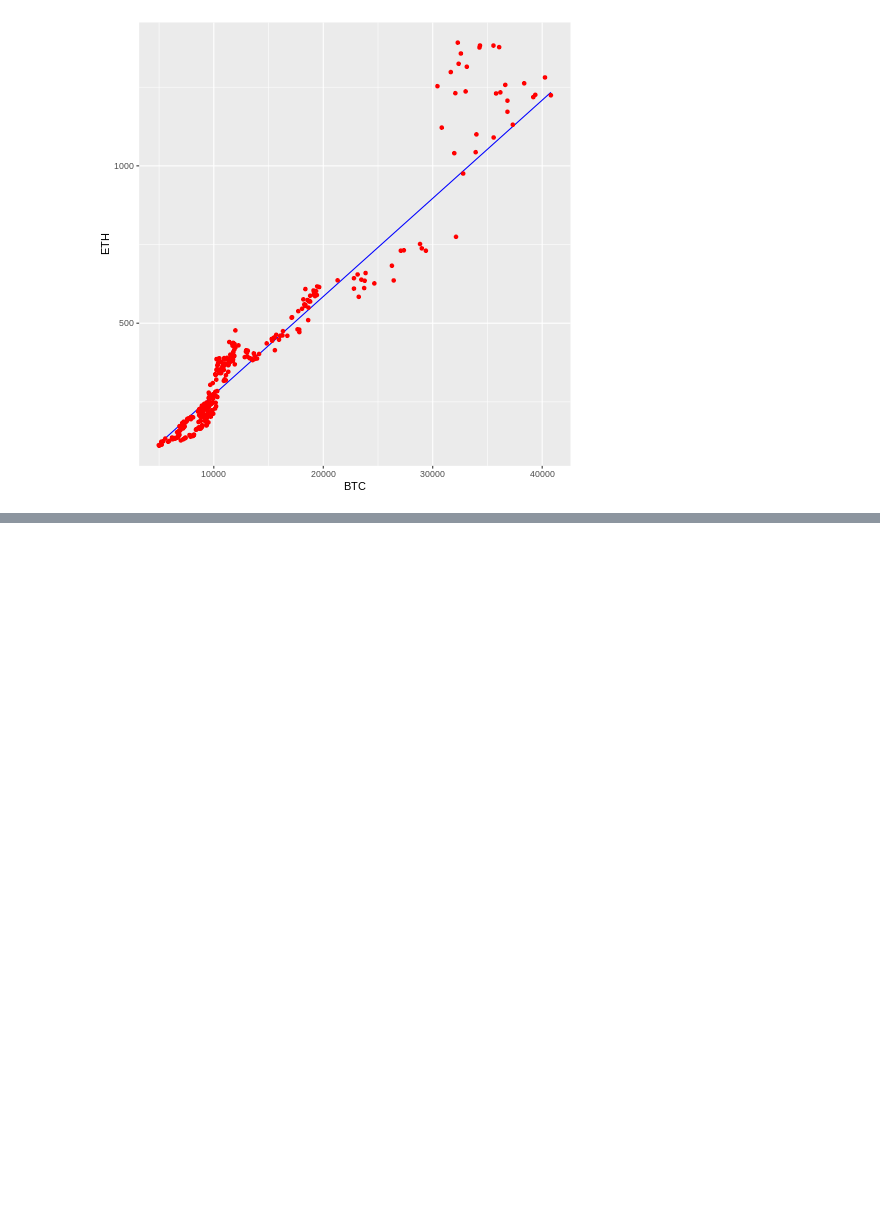
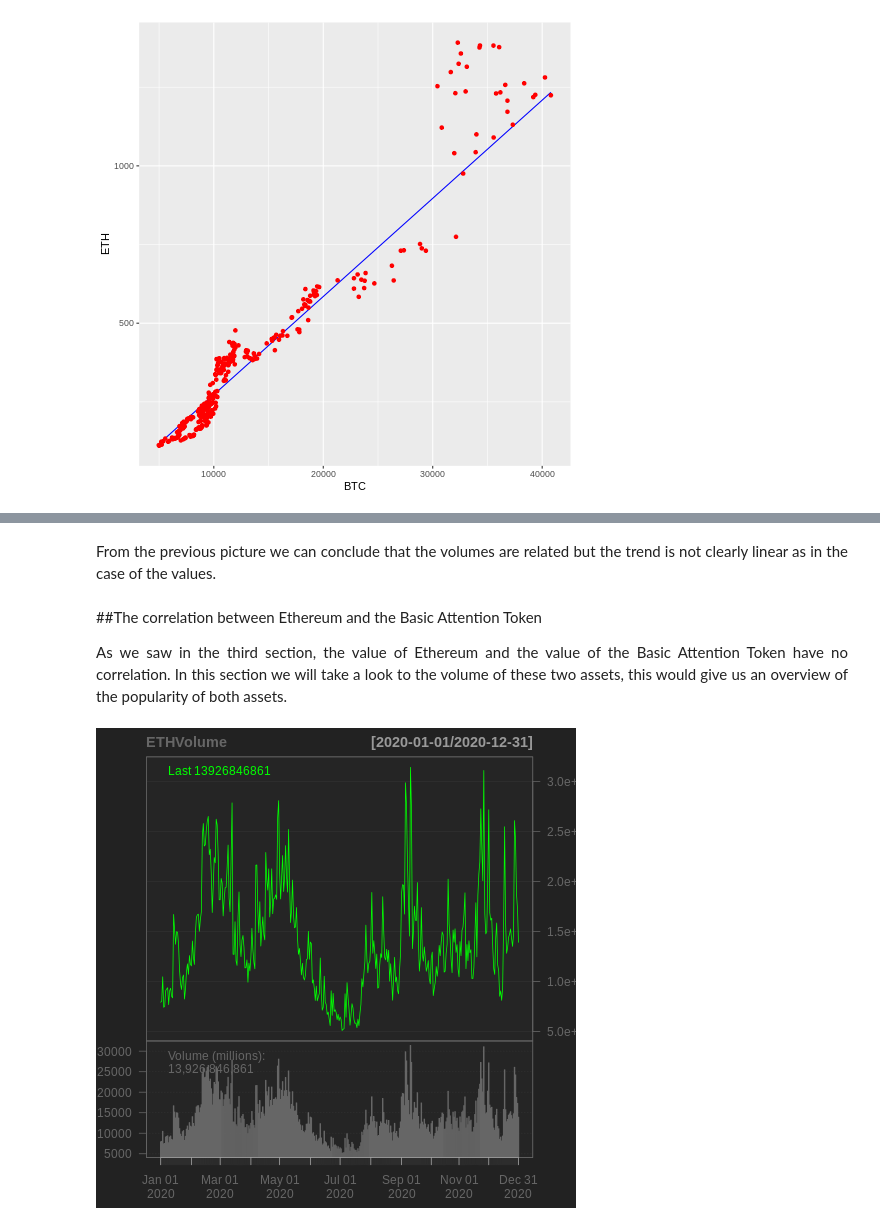
Before and after one commit to Miguelwan/Bitcoin_and_Ethereum, a Jupyter notebook: bitcoin_ethereum.ipynb, the cells around one changed output, grey strips where cells are left out. Cells and saved outputs as stored; diff of their text form; code cells hidden in the pictures; blank space fills up the shorter version.

```diff
--- a/bitcoin_ethereum.ipynb
+++ b/bitcoin_ethereum.ipynb
@@ -469,0 +511,13 @@ ggplot() +
+# %% [markdown]
+<p align="justify">
+From the previous picture we can conclude that the volumes are related but the trend is not clearly linear as in the case of the values.
+# %% [markdown]
+##The correlation between Ethereum and the Basic Attention Token
+<p align="justify">
+As we saw in the third section, the value of Ethereum and the value of the Basic Attention Token have no correlation. In this section we will take a look to the volume of these two assets, this would give us an overview of the popularity of  both assets. </p>
+# %%
+%%R
+ETHVolume <- ETHUSD[,5]
+chartSeries(ETHVolume)
+# %% [output]
+[figure, added]
```
Also changed, not shown: parts of 36 cells of this notebook.
